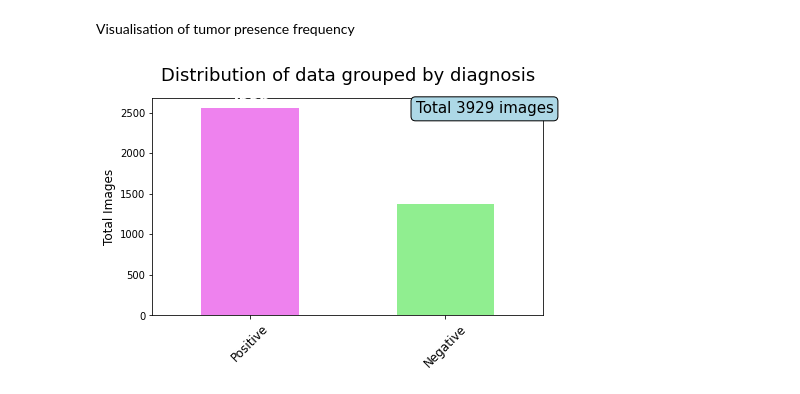
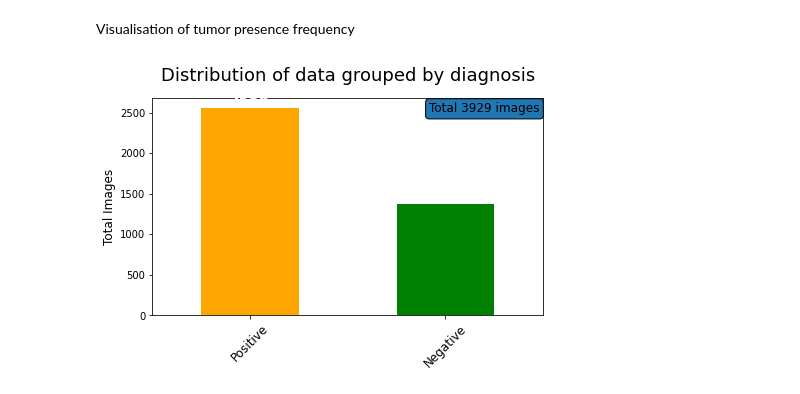
Before and after one commit to MarionSauvage/DL_Project_CS, a Jupyter notebook: data_visualization.ipynb, the cells around one changed output. Saved outputs shown, nothing was run; the diff lists cells and outputs as text; code cells hidden in the pictures.

```diff
--- a/data_visualization.ipynb
+++ b/data_visualization.ipynb
@@ -35,31 +35,30 @@ Visualisation of tumor presence frequency
 # %%
 # Plot
 ax = dataset.tumor.value_counts().plot(kind='bar',
                                       stacked=True,
                                       figsize=(7, 4),
-                                     color=["violet", "lightgreen"])
+                                     color=["orange", "green"])
 
 
 ax.set_xticklabels(["Positive", "Negative"], rotation=45, fontsize=12);
 ax.set_ylabel('Total Images', fontsize = 12)
 ax.set_title("Distribution of data grouped by diagnosis",fontsize = 18, y=1.05)
 
 # Annotate
 for i, rows in enumerate(dataset.tumor.value_counts().values):
     ax.annotate(int(rows), xy=(i, rows-12),
                 rotation=0, color="white",
                 ha="center", verticalalignment='bottom',
                 fontsize=15, fontweight="bold")
 
-ax.text(1.2, 2550, f"Total {len(dataset)} images", size=15,
+ax.text(1.2, 2550, f"Total {len(dataset)} images", size=12,
         color="black",
          ha="center", va="center",
          bbox=dict(boxstyle="round",
-                   fc=("lightblue"),
                    ec=("black"),
                    )
          );
 # %% [output]
-[figure, old version]
+[figure, new version]
 # %%
 # Data
```
Also changed, not shown: parts of 1 cell of this notebook.
